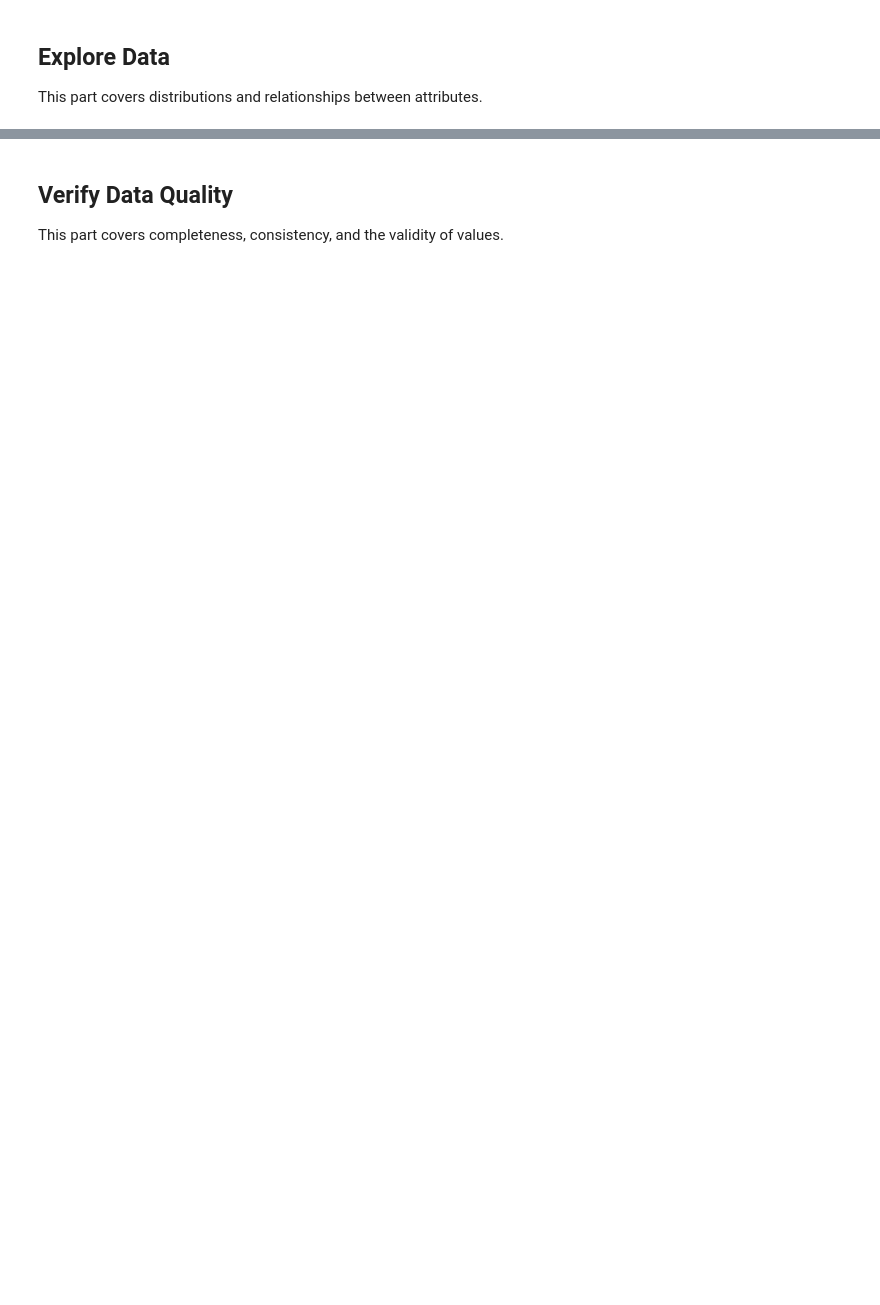
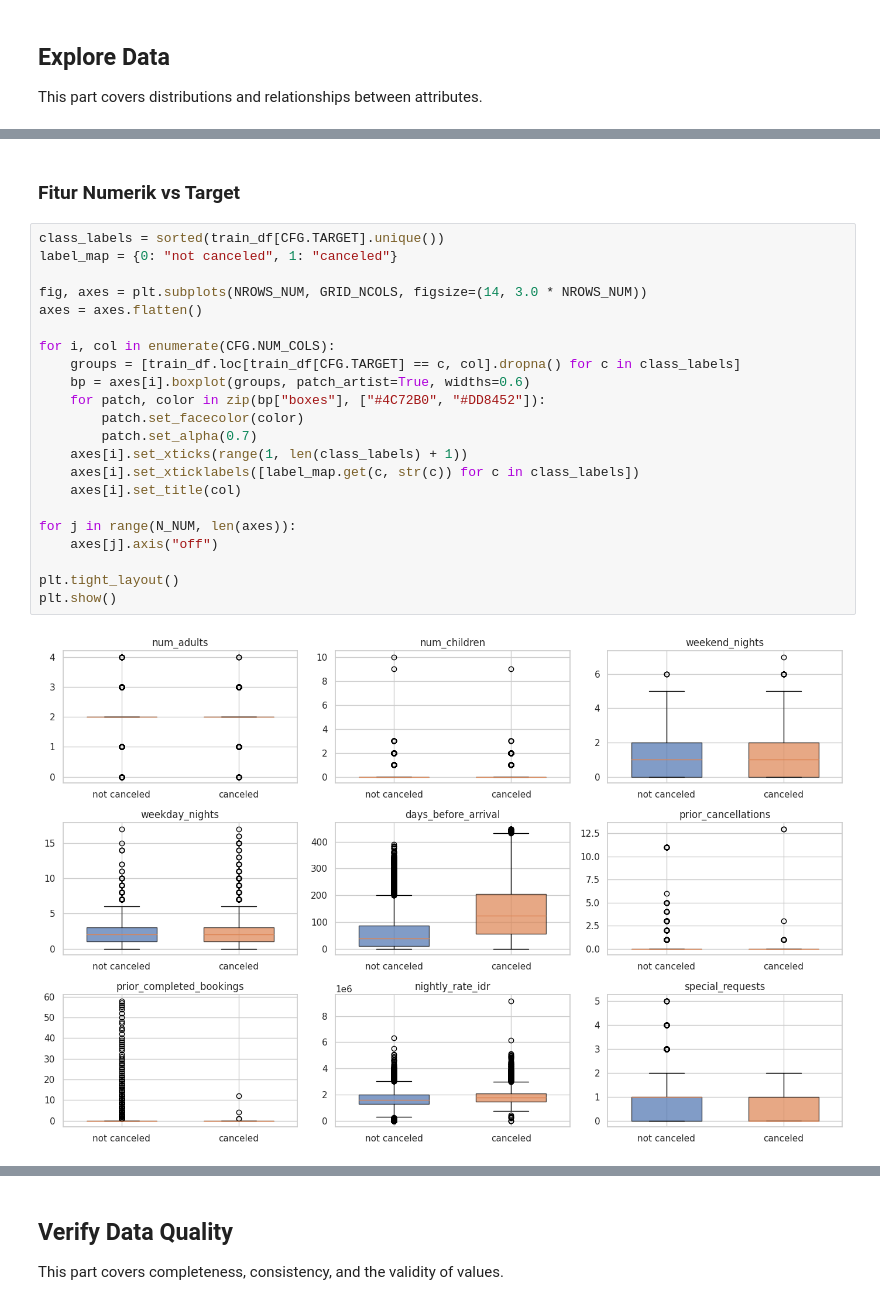
Before and after one commit to EliWidjojo/IF3170_G28_HaalinghamJayaAO3, a Jupyter notebook: notebooks/Notebook Tugas Besar 2 IF3170 Inteligensi Artifisial 2026-2027..ipynb, the cells around one changed output, grey strips where cells are left out. Cells and saved outputs as stored; diff of their text form; blank space fills up the shorter version.

```diff
--- a/notebooks/Notebook Tugas Besar 2 IF3170 Inteligensi Artifisial 2026-2027..ipynb
+++ b/notebooks/Notebook Tugas Besar 2 IF3170 Inteligensi Artifisial 2026-2027..ipynb
@@ -216,0 +371,26 @@ if numeric_df.shape[1] > 1:
+# %% [markdown]
+### Fitur Numerik vs Target
+# %%
+class_labels = sorted(train_df[CFG.TARGET].unique())
+label_map = {0: "not canceled", 1: "canceled"}
+
+fig, axes = plt.subplots(NROWS_NUM, GRID_NCOLS, figsize=(14, 3.0 * NROWS_NUM))
+axes = axes.flatten()
+
+for i, col in enumerate(CFG.NUM_COLS):
+    groups = [train_df.loc[train_df[CFG.TARGET] == c, col].dropna() for c in class_labels]
+    bp = axes[i].boxplot(groups, patch_artist=True, widths=0.6)
+    for patch, color in zip(bp["boxes"], ["#4C72B0", "#DD8452"]):
+        patch.set_facecolor(color)
+        patch.set_alpha(0.7)
+    axes[i].set_xticks(range(1, len(class_labels) + 1))
+    axes[i].set_xticklabels([label_map.get(c, str(c)) for c in class_labels])
+    axes[i].set_title(col)
+
+for j in range(N_NUM, len(axes)):
+    axes[j].axis("off")
+
+plt.tight_layout()
+plt.show()
+# %% [output]
+[figure, added]
```
Also changed, not shown: parts of 43 cells of this notebook.
